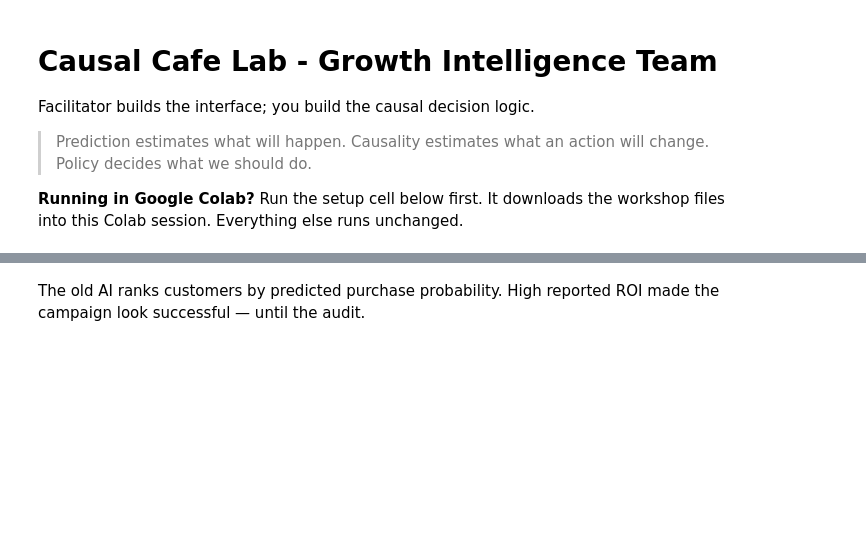
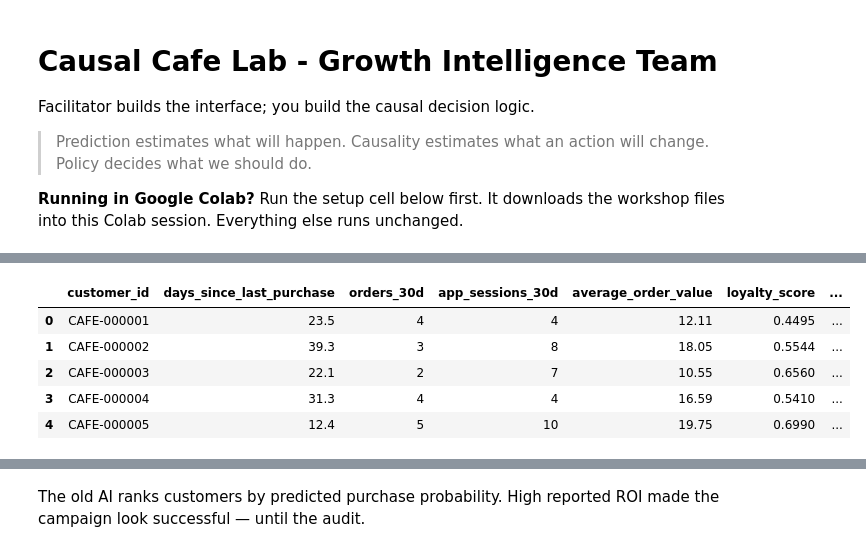
Before and after one commit to tjunjie1408/cafe_lab, a Jupyter notebook: workshop.ipynb, the cells around one changed output, grey strips where cells are left out. Drawn from its saved outputs; the diff is of its cells as text; code cells hidden in the pictures; blank space fills up the shorter version.

Commit message:
feat: add data overview, balance/overlap check and interpretation prompts
Synced from instructor: workshop.ipynb and src/visualisation.py (new plot_confounding_overlap).

```diff
--- a/workshop.ipynb
+++ b/workshop.ipynb
@@ -29,31 +31,39 @@ print("Working directory:", Path.cwd())
 # %%
 import numpy as np
 import pandas as pd
 from sklearn.ensemble import HistGradientBoostingClassifier
 from sklearn.linear_model import LogisticRegression
 from sklearn.metrics import roc_auc_score
 
 from src.workshop_data import (
     FEATURES, ARTIFACT_COLUMNS, GROWTH_BUDGET,
     load_observed_data, load_pilot_data, split_train_test,
 )
 from src.evaluation import qini_coefficient
 from src.policy import select_under_budget
 from src.predictive import fit_purchase_baseline
 from src.visualisation import (
     plot_budget_curve,
     plot_causal_dag,
+    plot_confounding_overlap,
     plot_effect_summary,
     plot_model_check,
     plot_qini_curves,
     plot_t_learner_schematic,
     plot_targeting_map,
     plot_uplift_archetypes,
     plot_uplift_distribution,
     plot_workshop_roadmap,
 )
 
 observed = load_observed_data()
 observed.head()
+# %% [output]
+|  | customer_id | days_since_last_purchase | orders_30d | app_sessions_30d | average_order_value | loyalty_score | ... |
+| 0 | CAFE-000001 | 23.5 | 4 | 4 | 12.11 | 0.4495 | ... |
+| 1 | CAFE-000002 | 39.3 | 3 | 8 | 18.05 | 0.5544 | ... |
+| 2 | CAFE-000003 | 22.1 | 2 | 7 | 10.55 | 0.6560 | ... |
+| 3 | CAFE-000004 | 31.3 | 4 | 4 | 16.59 | 0.5410 | ... |
+| 4 | CAFE-000005 | 12.4 | 5 | 10 | 19.75 | 0.6990 | ... |
 # %%
 plot_workshop_roadmap()
```
Also changed, not shown: parts of 25 cells of this notebook, 1 other file.
